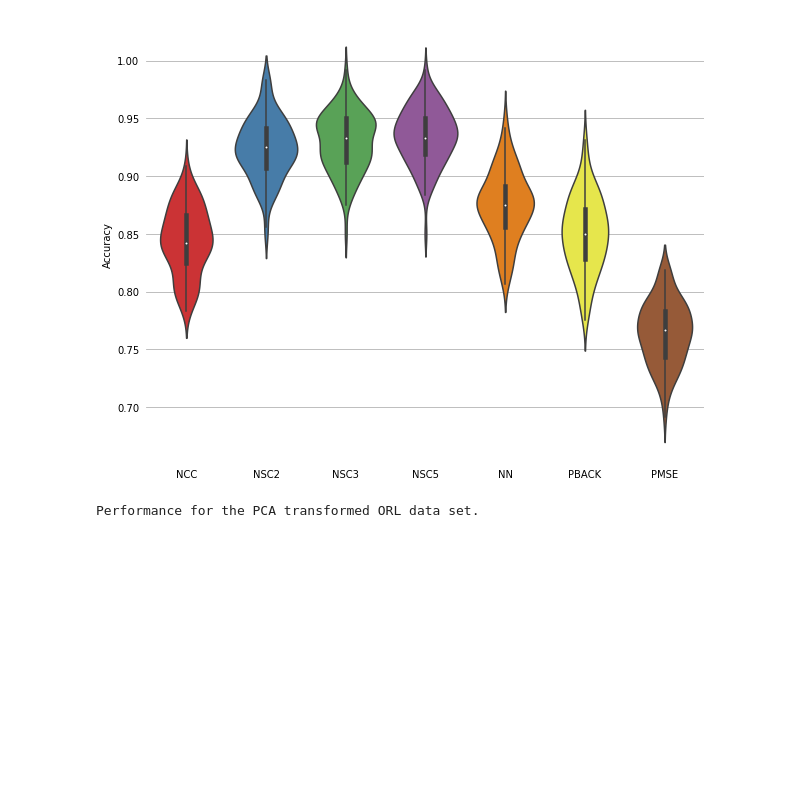
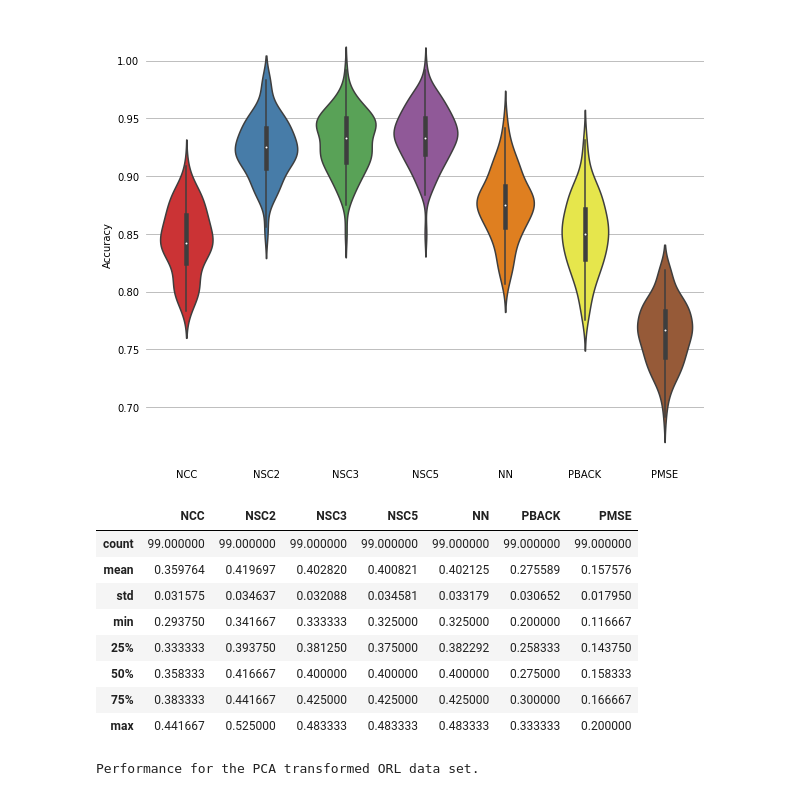
Before and after one commit to sheikhomar/popan, a Jupyter notebook: notebooks/performance-visualisation-v2.ipynb, the cells around one changed output. Cells and saved outputs as stored; diff of their text form; code cells hidden in the pictures; blank space fills up the shorter version.

```diff
--- a/notebooks/performance-visualisation-v2.ipynb
+++ b/notebooks/performance-visualisation-v2.ipynb
@@ -62,6 +63,20 @@ plot_boxplot('orl_pca13')
 # %% [output]
 Performance for the PCA transformed ORL data set.
 [figure]
+# %%
+df, _ = get_data('orl_pca')
+# %%
+df.describe()
+# %% [output]
+|  | NCC | NSC2 | NSC3 | NSC5 | NN | PBACK | PMSE |
+| count | 99.000000 | 99.000000 | 99.000000 | 99.000000 | 99.000000 | 99.000000 | 99.000000 |
+| mean | 0.359764 | 0.419697 | 0.402820 | 0.400821 | 0.402125 | 0.275589 | 0.157576 |
+| std | 0.031575 | 0.034637 | 0.032088 | 0.034581 | 0.033179 | 0.030652 | 0.017950 |
+| min | 0.293750 | 0.341667 | 0.333333 | 0.325000 | 0.325000 | 0.200000 | 0.116667 |
+| 25% | 0.333333 | 0.393750 | 0.381250 | 0.375000 | 0.382292 | 0.258333 | 0.143750 |
+| 50% | 0.358333 | 0.416667 | 0.400000 | 0.400000 | 0.400000 | 0.275000 | 0.158333 |
+| 75% | 0.383333 | 0.441667 | 0.425000 | 0.425000 | 0.425000 | 0.300000 | 0.166667 |
+| max | 0.441667 | 0.525000 | 0.483333 | 0.483333 | 0.483333 | 0.333333 | 0.200000 |
 # %%
 plot_boxplot('orl_pca')
 # %% [output]
```
Also changed, not shown: parts of 1 cell of this notebook, 8 other files.
